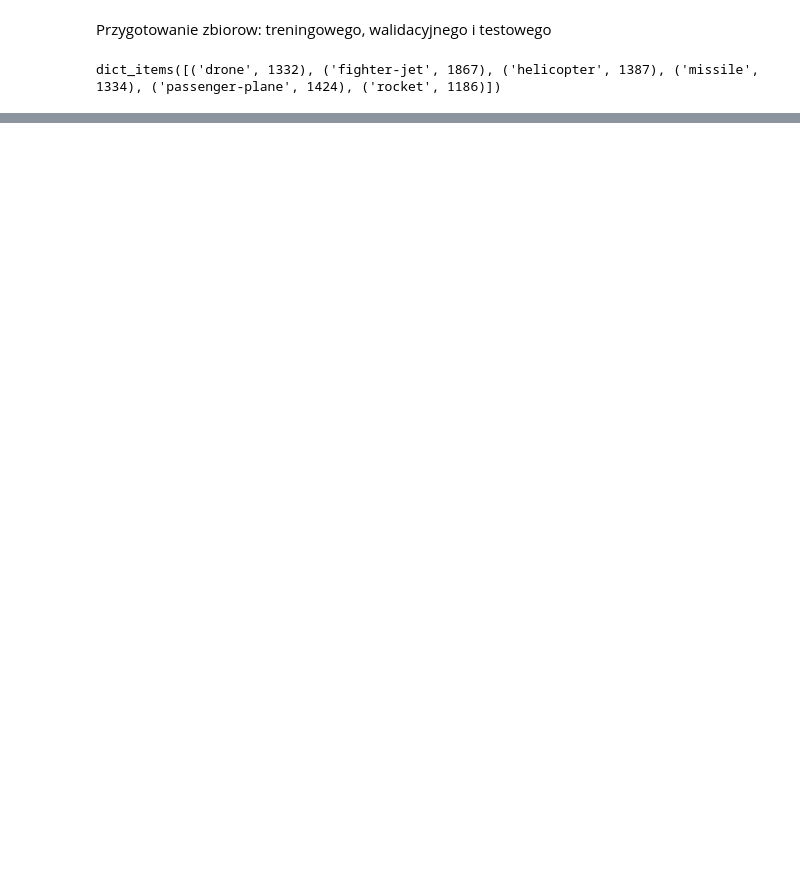
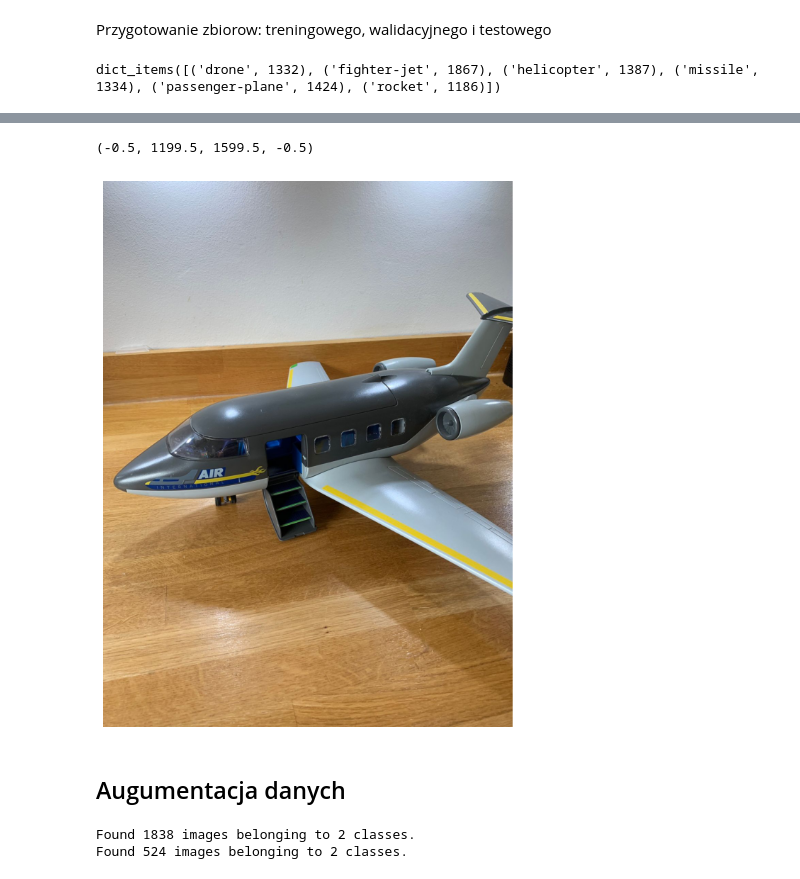
Before and after one commit to BuberDev/Artificial-Intelligence-ComputerVision, a Jupyter notebook: Klasyfikator_binarny_Drone_vs_Passenger_Plane.ipynb, the cells around one changed output, grey strips where cells are left out. Drawn from its saved outputs; the diff is of its cells as text; code cells hidden in the pictures; blank space fills up the shorter version.

```diff
--- a/Klasyfikator_binarny_Drone_vs_Passenger_Plane.ipynb
+++ b/Klasyfikator_binarny_Drone_vs_Passenger_Plane.ipynb
@@ -157,0 +177,48 @@ passenger - zbiór testowy 133
+# %%
+
+#@title Wybierz indeks przykładowego zdjęcia samolotu pasażerskiego ze zbioru treningowego:
+
+idx = 699 #@param {type:'slider', min:0, max:919}
+names_mapping = dict(enumerate(passenger_fnames))
+img_path = os.path.join(train_passenger_dir, names_mapping[idx])
+
+img = image.load_img(img_path)
+
+plt.figure(figsize=(10, 10))
+plt.imshow(img)
+plt.grid(False)
+plt.axis(False)
+# %% [output]
+(-0.5, 1199.5, 1599.5, -0.5)
+[figure, added]
+# %% [markdown]
+## Augumentacja danych
+# %%
+train_datagen = ImageDataGenerator(
+    rotation_range=40,     # zakres kąta o który losowo zostanie wykonany obrót obrazów
+    rescale=1./255.,
+    width_shift_range=0.2,  # pionowe przekształcenia obrazu
+    height_shift_range=0.2, # poziome przekształcenia obrazu
+    shear_range=0.2,        # zares losowego przycianania obrazu
+    zoom_range=0.2,         # zakres losowego przybliżania obrazu
+    horizontal_flip=True,   # losowe odbicie połowy obrazu w płaszczyźnie poziomej
+    fill_mode='nearest'     # strategia wypełniania nowo utworzonych pikseli, któe mogą powstać w wyniku przekształceń
+)
+
+# przeskalowujemy wszystkie obrazy o współczynnik 1/255
+valid_datagen = ImageDataGenerator(rescale=1./255.)
+
+# flow_from_directory pozwala nam ladowoac dane prosto z naszego katalogu
+# Bilblioteka keras wywnioskuje ze w tym katalogu sa foldery "drone" oraz "passenger" i uzna je za docelowe klasy
+train_generator = train_datagen.flow_from_directory(directory=train_dir,
+                                                   target_size=(150, 150),# zdiecia maja rozne rozmiary dlatego przedlozenie ich do sici musimy je wystandaryzowac
+                                                   batch_size=32,
+                                                   class_mode='binary')
+
+valid_generator = valid_datagen.flow_from_directory(directory=valid_dir,
+                                                   target_size=(150, 150),
+                                                   batch_size=32,
+                                                   class_mode='binary')
+# %% [output]
+Found 1838 images belonging to 2 classes.
+Found 524 images belonging to 2 classes.
```
Also changed, not shown: parts of 6 cells of this notebook.
